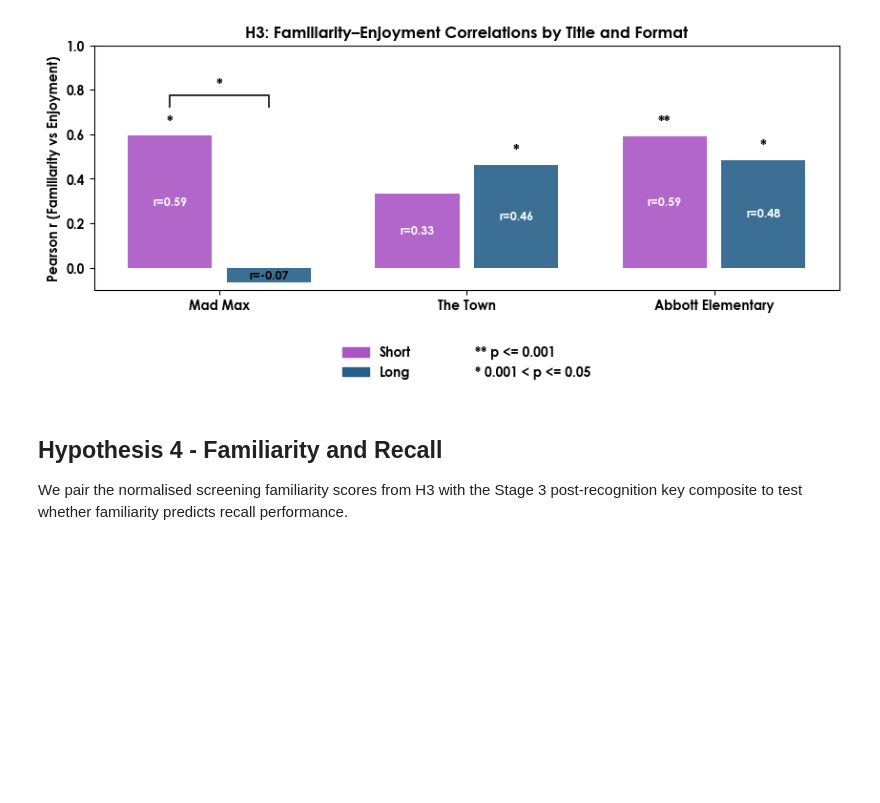
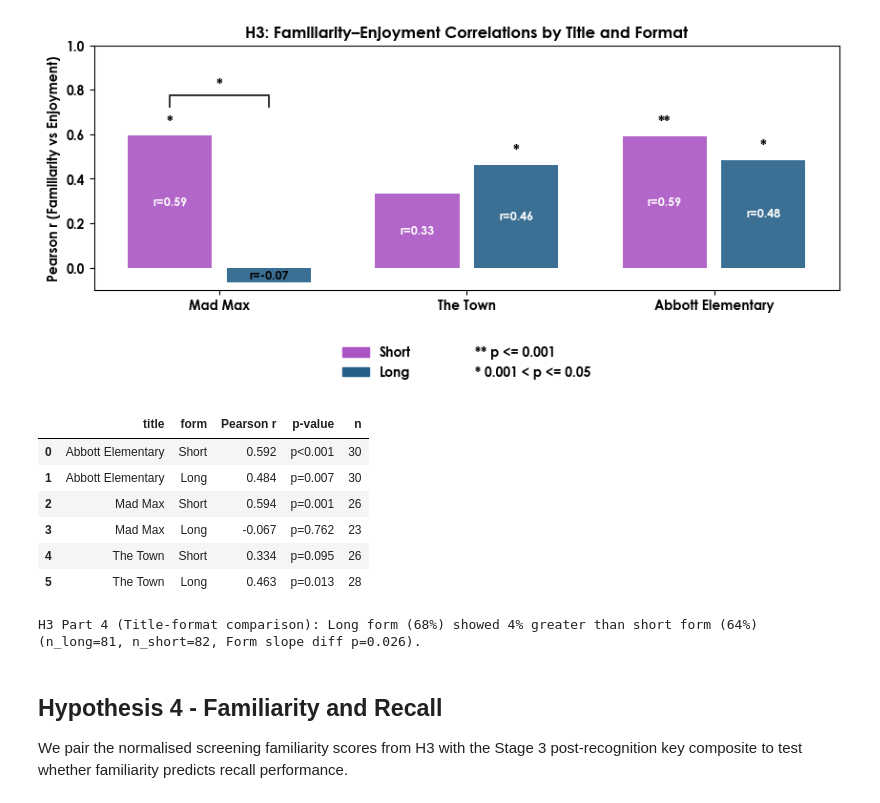
Before and after one commit to NeuralSenseCode/544_WBD_CXCU, a Jupyter notebook: analysis/analysis_self-report.ipynb, the cells around one changed output. Drawn from its saved outputs; the diff is of its cells as text; code cells hidden in the pictures; blank space fills up the shorter version.

```diff
--- a/analysis/analysis_self-report.ipynb
+++ b/analysis/analysis_self-report.ipynb
@@ -1583,6 +2298,46 @@ title_corr_df.sort_values(["title", "form"]).reset_index(drop=True), title_diff_
  1            Mad Max       0.026093
  2           The Town       0.840844)
 [figure]
+# %%
+if 'title_corr_df' in globals() and not title_corr_df.empty:
+    display_df = title_corr_df.copy()
+    display_df["pearson_r"] = display_df["pearson_r"].round(3)
+    display_df["p_value"] = display_df["p_value"].apply(format_p_value)
+    display(display_df.rename(columns={"pearson_r": "Pearson r", "p_value": "p-value", "n": "n"}))
+    long_mean = h3_base.loc[(h3_base["form"] == "Long") & (h3_base["title"].isin(TARGET_TITLES)), "enjoyment_norm"].mean() if 'h3_base' in globals() else np.nan
+    short_mean = h3_base.loc[(h3_base["form"] == "Short") & (h3_base["title"].isin(TARGET_TITLES)), "enjoyment_norm"].mean() if 'h3_base' in globals() else np.nan
+    interaction_note = None
+    if 'title_diff_df' in globals() and not title_diff_df.empty:
+        best_row = title_diff_df.loc[title_diff_df['delta_p_value'].idxmin()]
+        interaction_note = f"Form slope diff {format_p_value(best_row['delta_p_value'])}"
+    sample_items = []
+    if 'h3_base' in globals():
+        long_count = h3_base.loc[(h3_base["form"] == "Long") & (h3_base["title"].isin(TARGET_TITLES)), id_column].nunique()
+        short_count = h3_base.loc[(h3_base["form"] == "Short") & (h3_base["title"].isin(TARGET_TITLES)), id_column].nunique()
+        if long_count:
+            sample_items.append(f"n_long={int(long_count)}")
+        if short_count:
+            sample_items.append(f"n_short={int(short_count)}")
+    if interaction_note:
+        sample_items.append(interaction_note)
+    extra_note = ", ".join(sample_items) if sample_items else None
+    print_long_short_summary(
+        label="H3 Part 4 (Title-format comparison)",
+        long_mean=long_mean,
+        short_mean=short_mean,
+        extra_note=extra_note
+    )
+else:
+    print("H3 Part 4 summary: title correlation table unavailable.")
+# %% [output]
+|  | title | form | Pearson r | p-value | n |
+| 0 | Abbott Elementary | Short | 0.592 | p<0.001 | 30 |
+| 1 | Abbott Elementary | Long | 0.484 | p=0.007 | 30 |
+| 2 | Mad Max | Short | 0.594 | p=0.001 | 26 |
+| 3 | Mad Max | Long | -0.067 | p=0.762 | 23 |
+| 4 | The Town | Short | 0.334 | p=0.095 | 26 |
+| 5 | The Town | Long | 0.463 | p=0.013 | 28 |
+H3 Part 4 (Title-format comparison): Long form (68%) showed 4% greater than short form (64%) (n_long=81, n_short=82, Form slope diff p=0.026).
 # %% [markdown]
 ## Hypothesis 4 - Familiarity and Recall
 We pair the normalised screening familiarity scores from H3 with the Stage 3 post-recognition key composite to test whether familiarity predicts recall performance.
```
Also changed, not shown: parts of 17 cells of this notebook, 1 other file.
